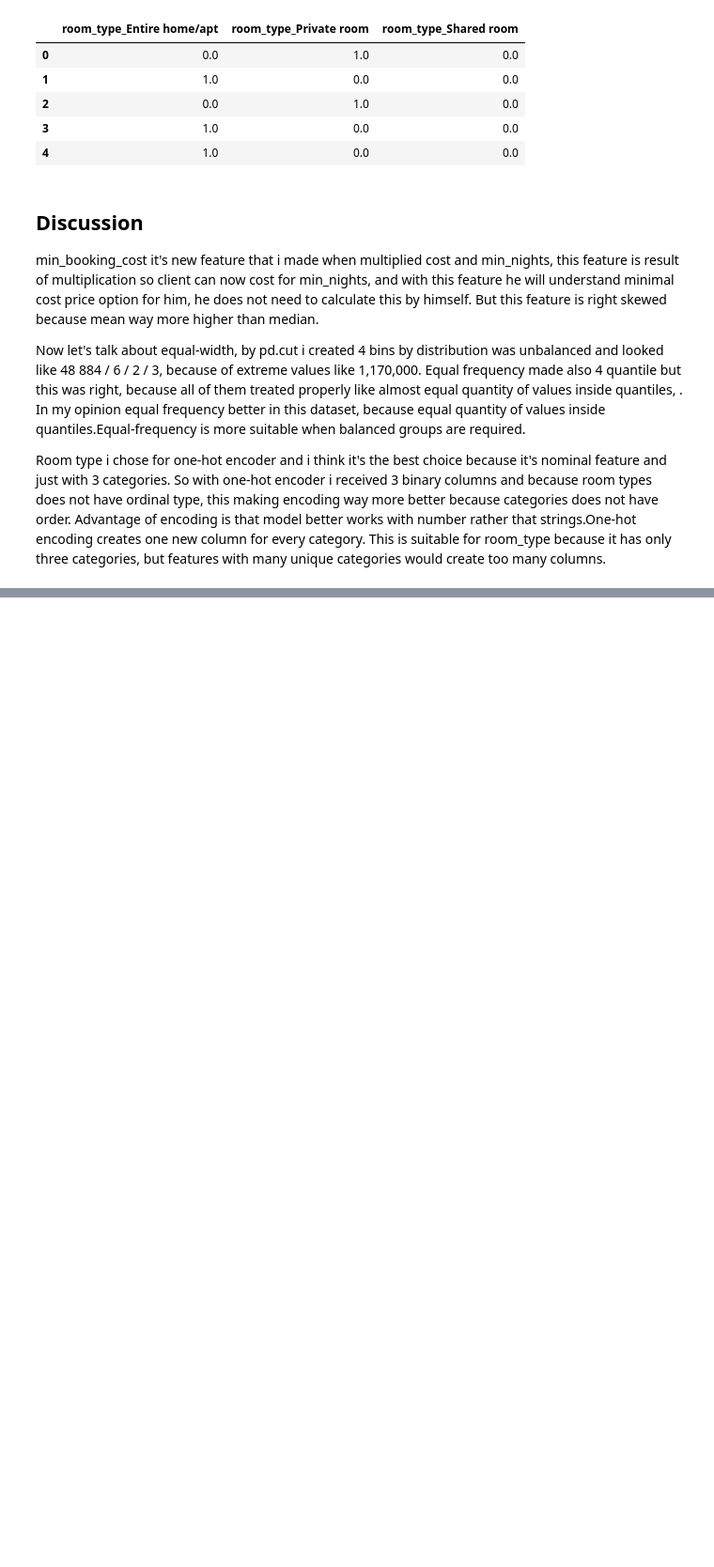
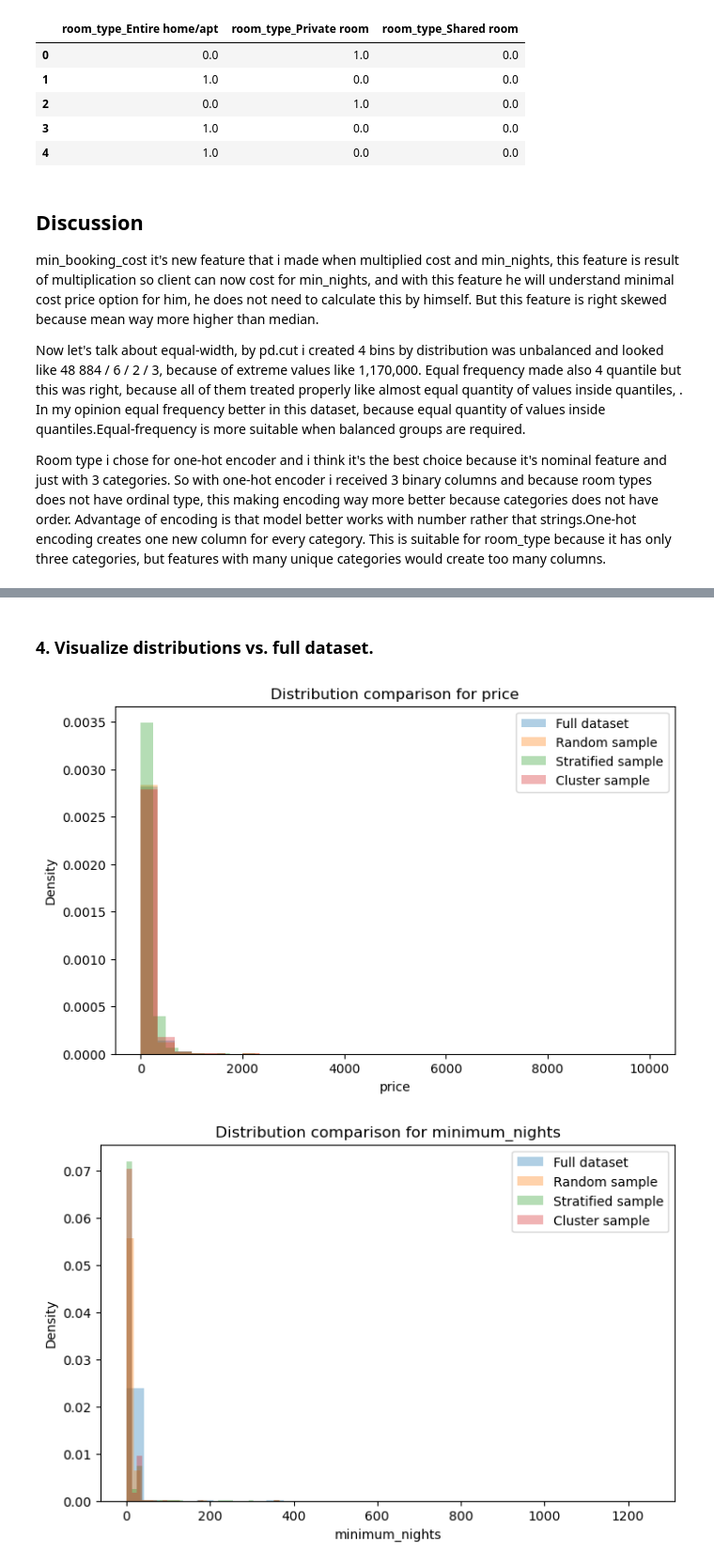
Before and after one commit to muenjmtst/ml_course_uni, a Jupyter notebook: p2/Sis.ipynb, the cells around one changed output, grey strips where cells are left out. Shown at 94% size. Drawn from its saved outputs; the diff is of its cells as text; code cells hidden in the pictures; blank space fills up the shorter version.

```diff
--- a/p2/Sis.ipynb
+++ b/p2/Sis.ipynb
@@ -606,0 +968,17 @@ Room type i chose for one-hot encoder and i think it's the best choice because i
+# %%
+from sklearn.model_selection import StratifiedShuffleSplit
+
+strat_sample = StratifiedShuffleSplit(n_splits = 1, test_size=0.1, random_state=42)
+
+for remain_index, strat_index in strat_sample.split(dat, dat['room_type']):
+    remain = dat.iloc[remain_index]
+    strat = dat.iloc[strat_index]
+
+
+print(dat.shape)
+print(strat.shape)
+
+print()
+
+print(dat['room_type'].value_counts(normalize=True))
+print(strat['room_type'].value_counts(normalize =True))
@@ -606,0 +1184,33 @@ Room type i chose for one-hot encoder and i think it's the best choice because i
+# %% [markdown]
+### 4. Visualize distributions vs. full dataset.
+# %%
+datasets = {
+    'Full dataset': dat,
+    'Random sample': random_sample,
+    'Stratified sample': strat,
+    'Cluster sample': clusters_sample
+}
+
+distribution_features = [
+    'price',
+    'minimum_nights',
+    'availability_365'
+]
+
+for features in distribution_features:
+
+    plt.figure(figsize=(8,5))
+
+    for data_name, data_items in datasets.items():
+        plt.hist(data_items[features], bins=30, density=True, alpha=0.35, label=data_name)
+
+
+
+    plt.xlabel(features)
+    plt.ylabel('Density')
+    plt.title(f'Distribution comparison for {features}')
+    plt.legend()
+    plt.show()
+# %% [output]
+[figure, added]
+[figure, added]
```
Also changed, not shown: parts of 52 cells of this notebook, 9 other files.
